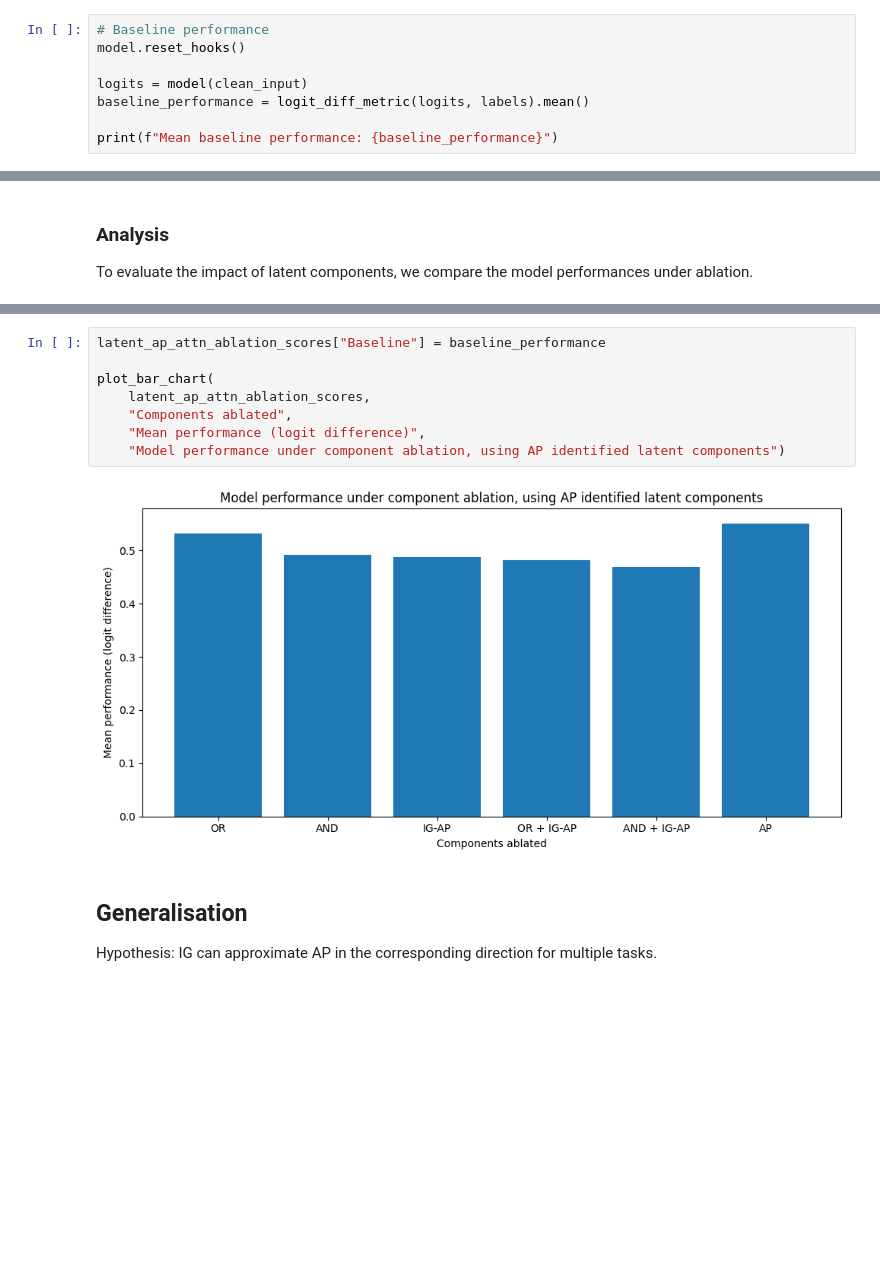
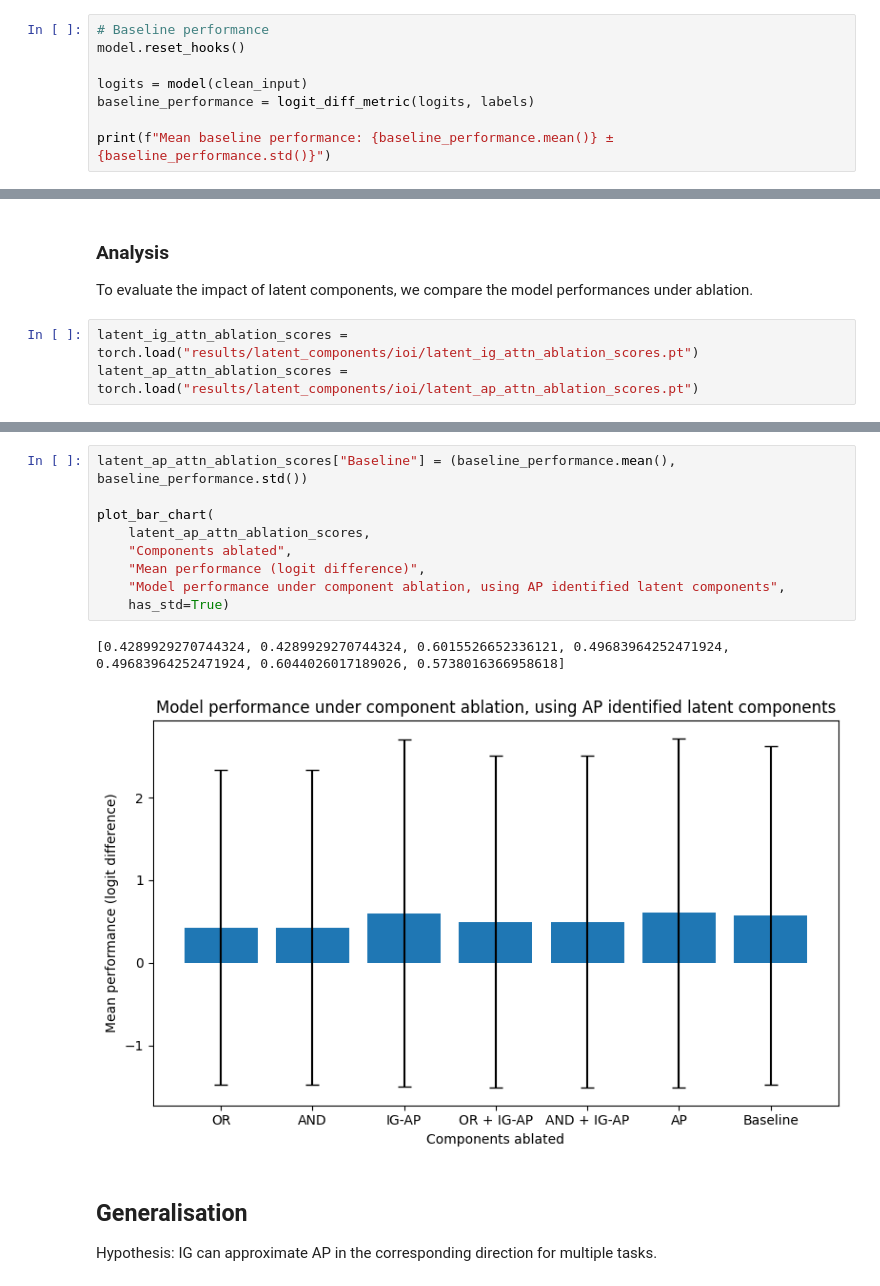
Before and after one commit to mwmlo/gradient_causal_knowledge, a Jupyter notebook: 4 - Latent_components.ipynb, the cells around one changed output, grey strips where cells are left out. Cells and saved outputs as stored; diff of their text form; blank space fills up the shorter version.

```diff
--- a/4 - Latent_components.ipynb
+++ b/4 - Latent_components.ipynb
@@ -307,7 +323,7 @@ To test this, we ablate latent components and evaluate model performance using a
 model.reset_hooks()
 
 logits = model(clean_input)
-baseline_performance = logit_diff_metric(logits, labels).mean()
+baseline_performance = logit_diff_metric(logits, labels)
 
-print(f"Mean baseline performance: {baseline_performance}")
+print(f"Mean baseline performance: {baseline_performance.mean()} ± {baseline_performance.std()}")
 # %% [output]
@@ -417,4 +429,7 @@ Mean performance: 0.5511701703071594
 ### Analysis
 
 To evaluate the impact of latent components, we compare the model performances under ablation.
+# %%
+latent_ig_attn_ablation_scores = torch.load("results/latent_components/ioi/latent_ig_attn_ablation_scores.pt")
+latent_ap_attn_ablation_scores = torch.load("results/latent_components/ioi/latent_ap_attn_ablation_scores.pt")
 # %%
@@ -430,13 +447,15 @@ plot_bar_chart(
 # %%
-latent_ap_attn_ablation_scores["Baseline"] = baseline_performance
+latent_ap_attn_ablation_scores["Baseline"] = (baseline_performance.mean(), baseline_performance.std())
 
 plot_bar_chart(
     latent_ap_attn_ablation_scores,
     "Components ablated",
     "Mean performance (logit difference)",
-    "Model performance under component ablation, using AP identified latent components")
+    "Model performance under component ablation, using AP identified latent components",
+    has_std=True)
 # %% [output]
+[0.4289929270744324, 0.4289929270744324, 0.6015526652336121, 0.49683964252471924, 0.49683964252471924, 0.6044026017189026, 0.5738016366958618]
-[figure, old version]
+[figure, new version]
 # %% [markdown]
 ## Generalisation
 
```
Also changed, not shown: parts of 15 cells of this notebook, 4 other files.
